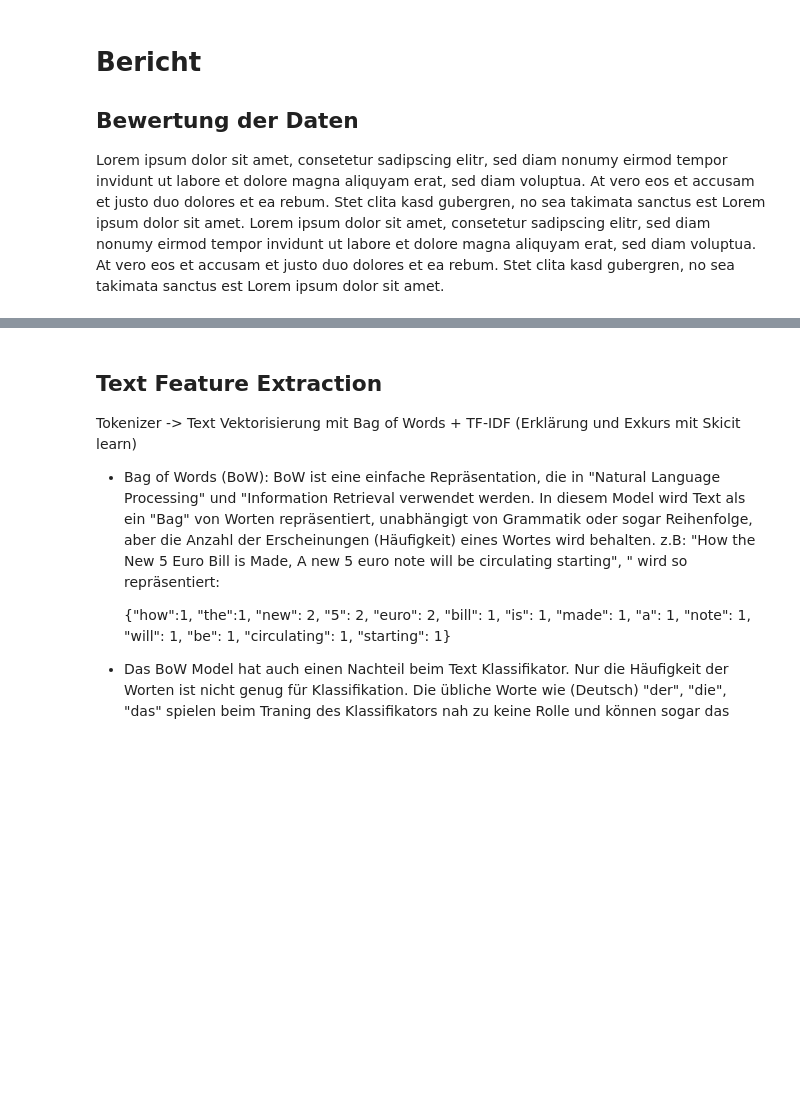
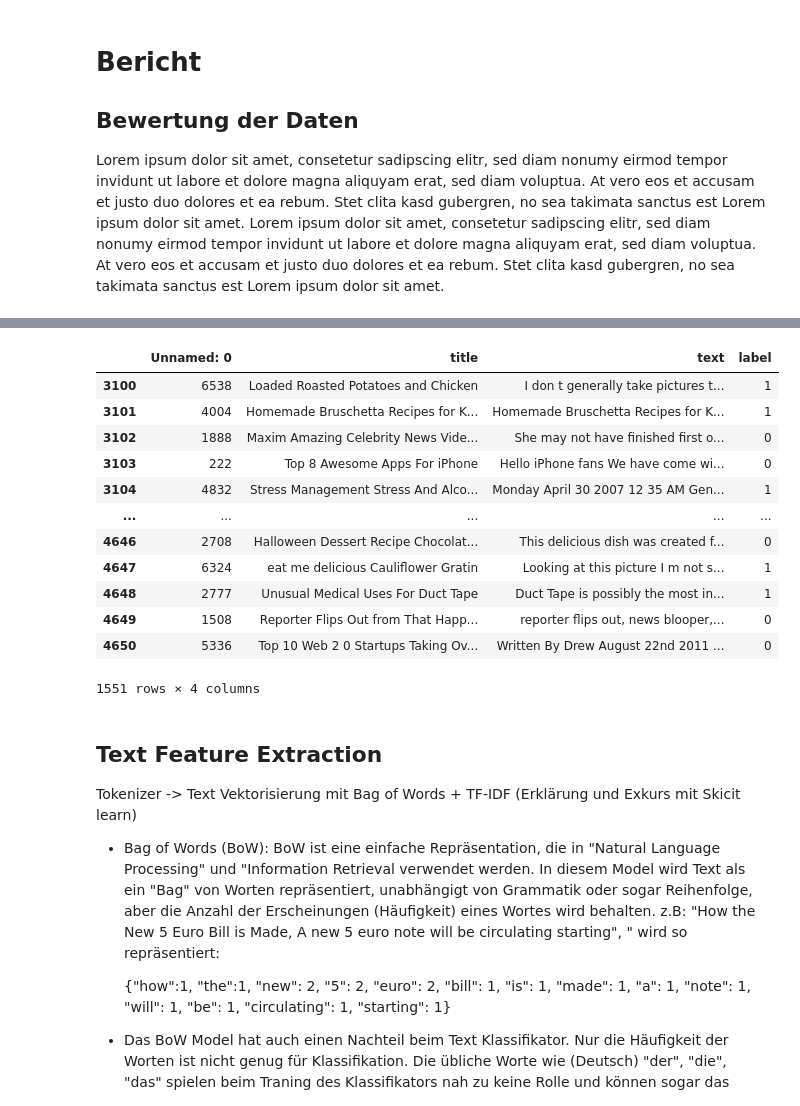
Before and after one commit to hqnguyen1997/ml-belegarbeit, a Jupyter notebook: 2020-05-belegarbeit-machinelles-lernen-template.ipynb, the cells around one changed output, grey strips where cells are left out. Drawn from its saved outputs; the diff is of its cells as text; code cells hidden in the pictures; blank space fills up the shorter version.

```diff
--- a/2020-05-belegarbeit-machinelles-lernen-template.ipynb
+++ b/2020-05-belegarbeit-machinelles-lernen-template.ipynb
@@ -85,3 +111,19 @@ Lorem ipsum dolor sit amet, consetetur sadipscing elitr, sed diam nonumy eirmod
+# %%
+df_test
+# %% [output]
+|  | Unnamed: 0 | title | text | label |
+| 3100 | 6538 | Loaded Roasted Potatoes and Chicken | I don t generally take pictures t... | 1 |
+| 3101 | 4004 | Homemade Bruschetta Recipes for K... | Homemade Bruschetta Recipes for K... | 1 |
+| 3102 | 1888 | Maxim Amazing Celebrity News Vide... | She may not have finished first o... | 0 |
+| 3103 | 222 | Top 8 Awesome Apps For iPhone | Hello iPhone fans We have come wi... | 0 |
+| 3104 | 4832 | Stress Management Stress And Alco... | Monday April 30 2007 12 35 AM Gen... | 1 |
+| ... | ... | ... | ... | ... |
+| 4646 | 2708 | Halloween Dessert Recipe Chocolat... | This delicious dish was created f... | 0 |
+| 4647 | 6324 | eat me delicious Cauliflower Gratin | Looking at this picture I m not s... | 1 |
+| 4648 | 2777 | Unusual Medical Uses For Duct Tape | Duct Tape is possibly the most in... | 1 |
+| 4649 | 1508 | Reporter Flips Out from That Happ... | reporter flips out, news blooper,... | 0 |
+| 4650 | 5336 | Top 10 Web 2 0 Startups Taking Ov... | Written By Drew August 22nd 2011 ... | 0 |
+1551 rows × 4 columns
 # %% [markdown]
 ## Text Feature Extraction
 Tokenizer -> Text Vektorisierung mit Bag of Words + TF-IDF (Erklärung und Exkurs mit Skicit learn)
```
Also changed, not shown: parts of 20 cells of this notebook, 1 other file.
